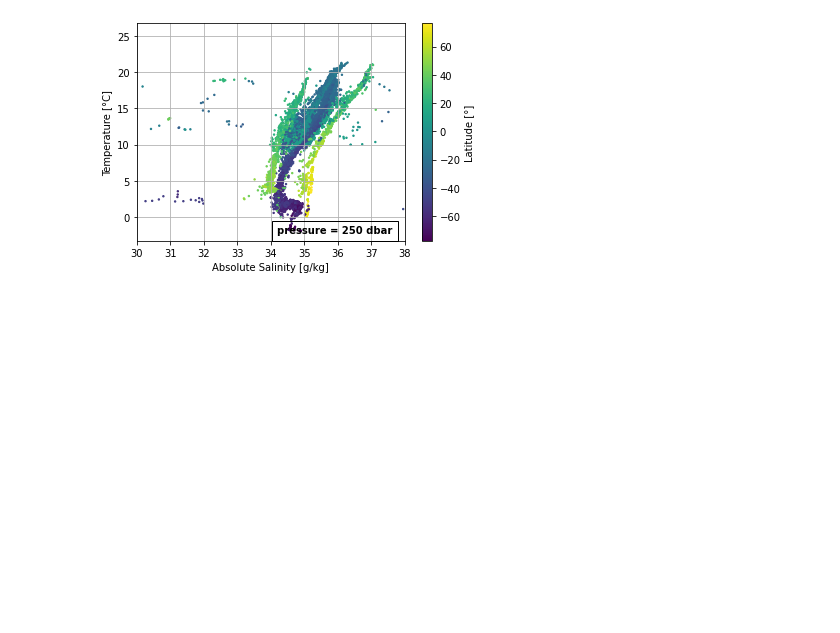
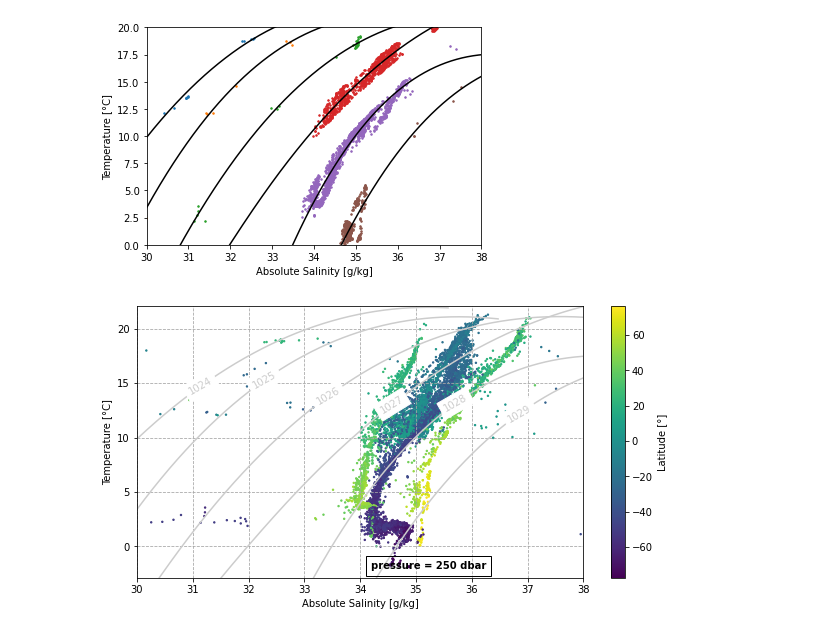
Before and after one commit to najona/st_height, a Jupyter notebook: st_height/diagTS.ipynb, the cells around one changed output. Drawn from its saved outputs; the diff is of its cells as text; code cells hidden in the pictures; blank space fills up the shorter version.

Commit message:
plot isopycnals

```diff
--- a/st_height/diagTS.ipynb
+++ b/st_height/diagTS.ipynb
@@ -4,6 +4,8 @@ import gsw.conversions
 import numpy.matlib
 import matplotlib.pyplot as plt
 from netCDF4 import *
+import paramTSz as func
+import math
 
 ds = Dataset('EN.4.2.1.f.profiles.g10.201901.nc')
 
@@ -16,36 +18,78 @@ PSAL = ds.variables['PSAL_CORRECTED'][:]
 # depth
 depth = ds.variables['DEPH_CORRECTED'][:]
 
 lat = ds.variables['LATITUDE'][:]
 long = ds.variables['LONGITUDE'][:]
 
 def diagramTS(T, SP, depth, long, lat, p_layer):
     # Pressure from depth
     p = gsw.p_from_z(-depth, np.matlib.repmat(lat,len(T[1,:]),1).T) # [dbar]
 
     # Absolute Salinity from Practical Salinity
     SA = gsw.SA_from_SP(SP, p, np.matlib.repmat(long,len(T[1,:]),1).T, np.matlib.repmat(lat,len(T[1,:]),1).T) # [g/kg]
 
     # in-situ density
     rho = gsw.rho(SA, T, p) # [kg/m^3]
 
     #p_find = np.where(p == p_layer)
     p_find = np.where((p > p_layer-1) & (p < p_layer+1))
 
-    ax = plt.figure()
-    marker_size=2
-    plt.scatter(SA[p_find], T[p_find], marker_size, c=lat[p_find[0]])
+    SA = SA[p_find]
+    T = T[p_find]
+    rho = rho[p_find]
+
+    fRaster_list = []
+    xRaster_list = []
+    iso_list = []
+    plt.figure()
+    for iso in range(1024, 1030):
+        iso_find = np.where((rho < iso + 0.2) & (rho >= iso - 0.2))
+
+        # approximation
+        dkappa = 8
+        kappa = np.arange(math.floor(np.min(SA[iso_find])), math.ceil(np.max(SA[iso_find])), dkappa)
+        S_sort = np.sort(SA[iso_find])                     # sort SA values
+        T_sort = T[iso_find][np.argsort(SA[iso_find])]     # sort T values in corresponding order
+        A = func.getA(kappa, dkappa, S_sort)
+        xS,lS,v,rp = func.linearGMM(A, T_sort)
+
+        #Evaluation of the function on an equidistant grid
+        xRaster = np.arange(np.min(S_sort)-3, np.max(S_sort)+3, (np.max(S_sort)-np.min(S_sort))/10000) # vector with equidistant values
+        Ax = func.getA(kappa, dkappa, xRaster)
+        fRaster = Ax.dot(xS)
+        fRaster_list.append(fRaster)
+        xRaster_list.append(xRaster)
+        iso_list.append(iso)
+
+        plt.plot(SA[iso_find], T[iso_find], '.', markersize=3, label=str(iso))
+        plt.plot(xRaster, fRaster, 'k')
+        #plt.text(np.max(SA[iso_find]), np.max(T[iso_find]), str(iso))
+        plt.xlim([30, 38])
+        plt.ylim([0, 20])
     plt.xlabel("Absolute Salinity [g/kg]")
     plt.ylabel("Temperature [°C]")
-    plt.grid()
+    plt.show()
+
+    ax = plt.figure(figsize=(10,5))
+    marker_size=2
+    plt.xlim([30, 38])
+    plt.ylim([np.min(T)-1, np.sort(T)[-10]+1])
+    plt.scatter(SA, T, marker_size, c=lat[p_find[0]])
+    for i in range(len(xRaster_list)):
+        plt.plot(xRaster_list[i], fRaster_list[i], c='0.8', label=str(iso_list[i]))
+    func.labelLines(plt.gca().get_lines(),zorder=2.5)
+    plt.xlabel("Absolute Salinity [g/kg]")
+    plt.ylabel("Temperature [°C]")
+    plt.grid(b=True, which='both', color='0.65', linestyle='--')
     cbar= plt.colorbar()
     cbar.set_label("Latitude [°]")
-    plt.xlim([30, 38])
     ax.text(0.45, 0.15, 'pressure = '+str(p_layer)+' dbar', weight='bold', color='black',
         bbox=dict(facecolor='none', edgecolor='black', pad=5))
     plt.show()
+
     return
 
 diagramTS(T, PSAL, depth, long, lat, 250)
 # %% [output]
-[figure, old version]
+[figure, new version]
+[figure, added]
```
